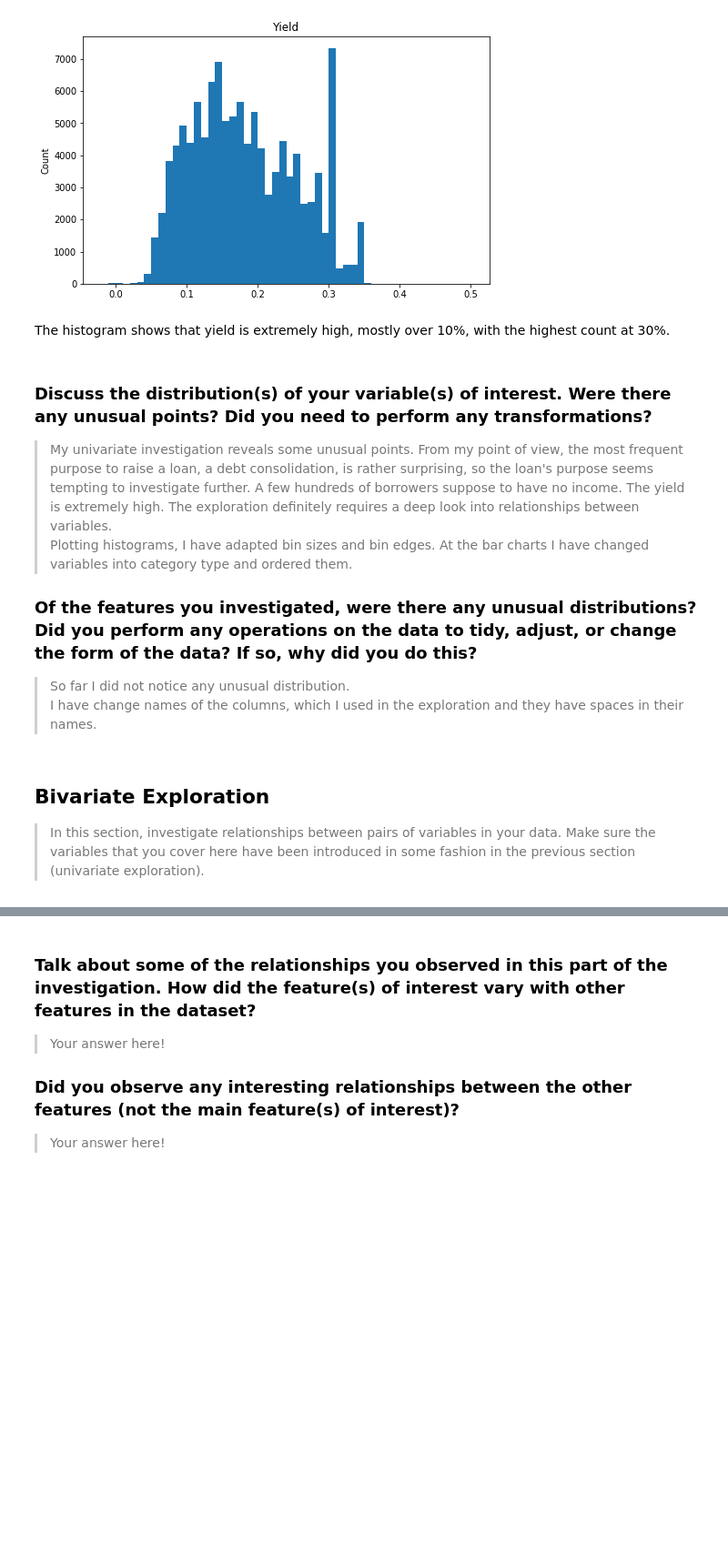
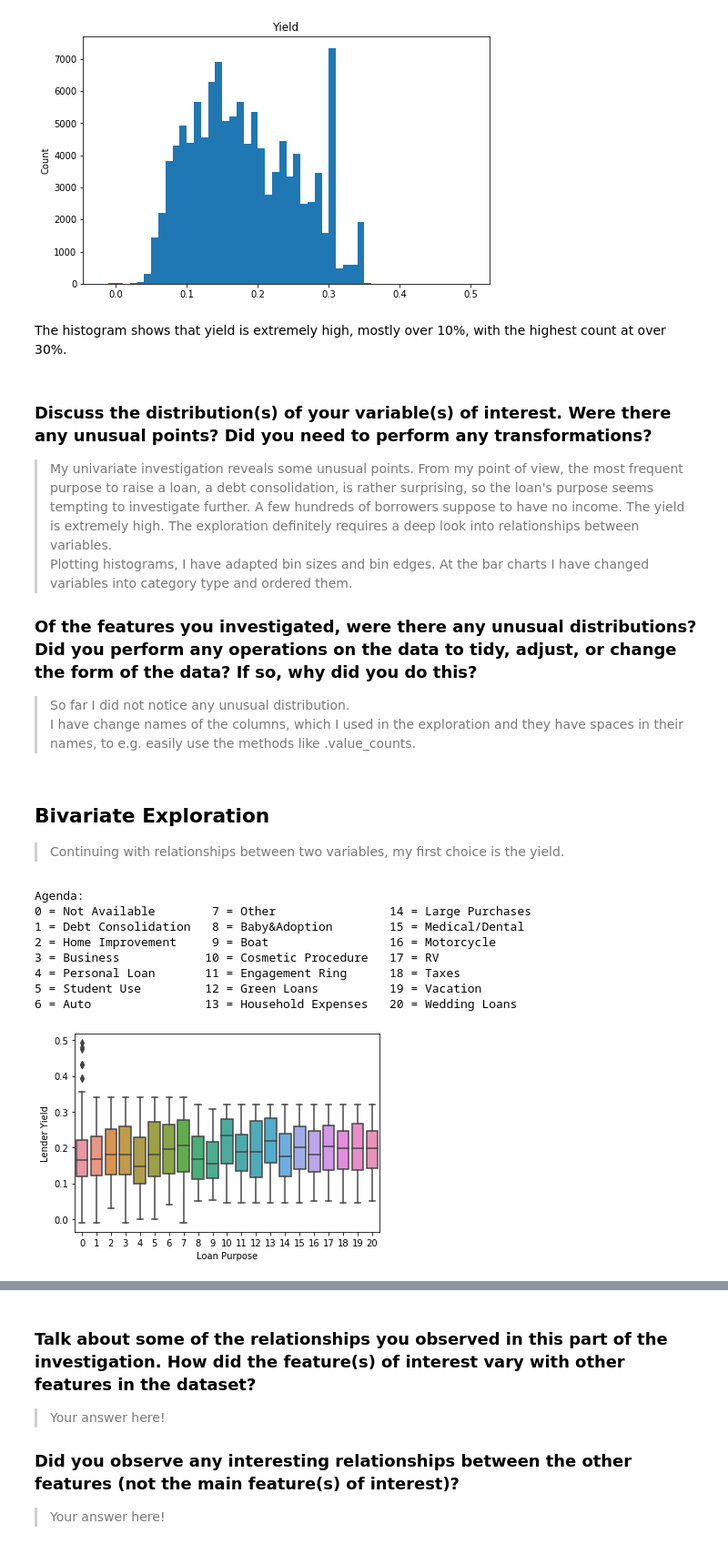
Before and after one commit to RosvitaR/Visualisation-Practice, a Jupyter notebook: exploration_template.ipynb, the cells around one changed output, grey strips where cells are left out. Shown at 91% size. Cells and saved outputs as stored; diff of their text form; code cells hidden in the pictures; blank space fills up the shorter version.

```diff
--- a/exploration_template.ipynb
+++ b/exploration_template.ipynb
@@ -288,7 +285,7 @@ plt.show();
 # %% [output]
 [figure]
 # %% [markdown]
-The histogram shows that yield is extremely high, mostly over 10%, with the highest count at 30%.
+The histogram shows that yield is extremely high, mostly over 10%, with the highest count at over 30%.
 # %% [markdown]
 ### Discuss the distribution(s) of your variable(s) of interest. Were there any unusual points? Did you need to perform any transformations?
 
@@ -299,10 +296,30 @@ Plotting histograms, I have adapted bin sizes and bin edges. At the bar charts I
 ### Of the features you investigated, were there any unusual distributions? Did you perform any operations on the data to tidy, adjust, or change the form of the data? If so, why did you do this?
 
 > So far I did not notice any unusual distribution. <br>
-I have change names of the columns, which I used in the exploration and they have spaces in their names.
+I have change names of the columns, which I used in the exploration and they have spaces in their names, to e.g. easily use the methods like .value_counts.
-# %% [markdown]
-## Bivariate Exploration
-
-> In this section, investigate relationships between pairs of variables in your
-data. Make sure the variables that you cover here have been introduced in some
-fashion in the previous section (univariate exploration).
+# %% [markdown]
+## Bivariate Exploration
+
+> Continuing with relationships between two variables, my first choice is the yield.
+# %%
+sb.boxplot(data = loans, x = 'ListingCategory', y = 'LenderYield')
+plt.xlabel('Loan Purpose')
+plt.ylabel('Lender Yield')
+print('Agenda:')
+print('0 = Not Available        7 = Other                14 = Large Purchases')
+print('1 = Debt Consolidation   8 = Baby&Adoption        15 = Medical/Dental')
+print('2 = Home Improvement     9 = Boat                 16 = Motorcycle')
+print('3 = Business            10 = Cosmetic Procedure   17 = RV')
+print('4 = Personal Loan       11 = Engagement Ring      18 = Taxes')
+print('5 = Student Use         12 = Green Loans          19 = Vacation')
+print('6 = Auto                13 = Household Expenses   20 = Wedding Loans')
+# %% [output]
+Agenda:
+0 = Not Available        7 = Other                14 = Large Purchases
+1 = Debt Consolidation   8 = Baby&Adoption        15 = Medical/Dental
+2 = Home Improvement     9 = Boat                 16 = Motorcycle
+3 = Business            10 = Cosmetic Procedure   17 = RV
+4 = Personal Loan       11 = Engagement Ring      18 = Taxes
+5 = Student Use         12 = Green Loans          19 = Vacation
+6 = Auto                13 = Household Expenses   20 = Wedding Loans
+[figure, added]
```
Also changed, not shown: parts of 13 cells of this notebook.
